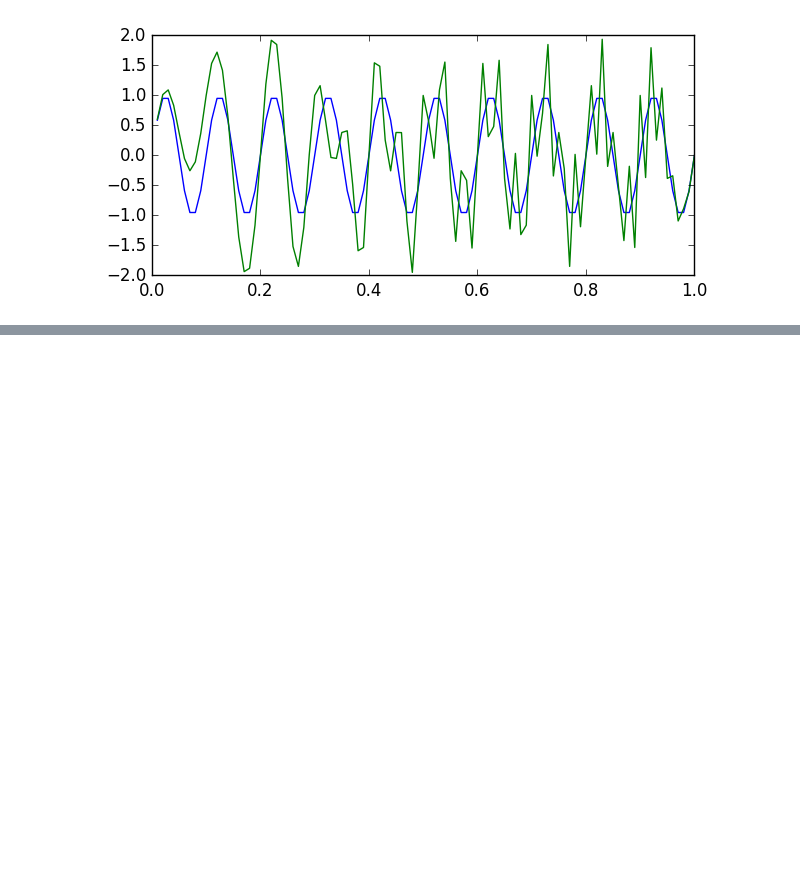
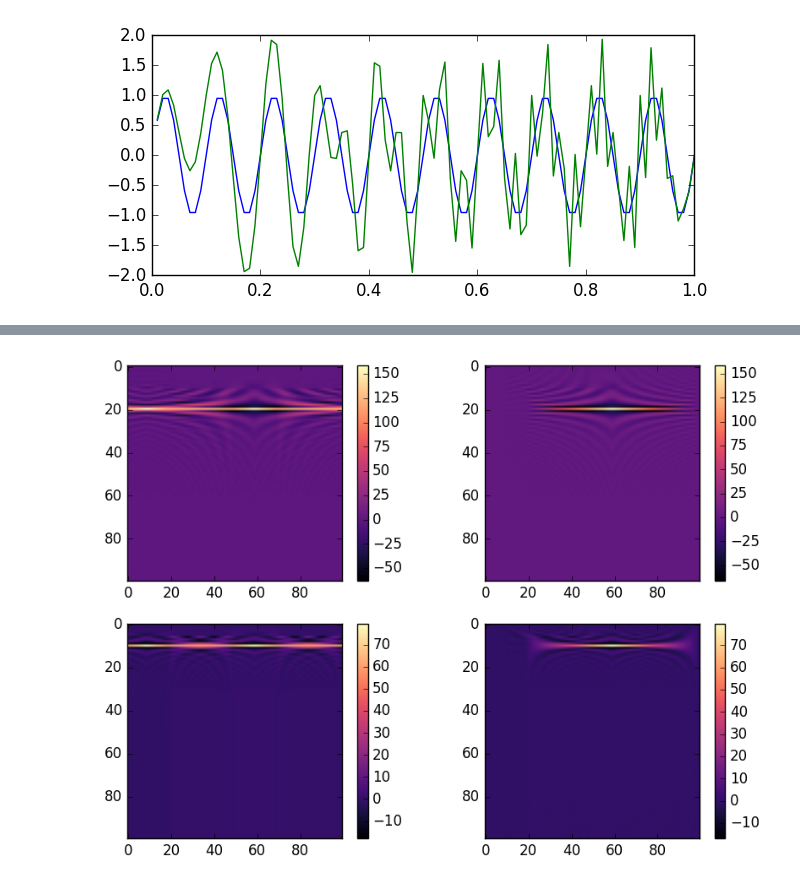
Before and after one commit to zzar43/MATH_600, a Jupyter notebook: WVD.ipynb, the cells around one changed output, grey strips where cells are left out. Saved outputs shown, nothing was run; the diff lists cells and outputs as text; code cells hidden in the pictures; blank space fills up the shorter version.

```diff
--- a/WVD.ipynb
+++ b/WVD.ipynb
@@ -131,0 +205,19 @@ colorbar();
+# %%
+fig = plt.figure("pyplot_subplot",figsize=(10,7));
+plt.subplot(221);
+plt.imshow(W3_1, cmap=ColorMap("magma"));
+colorbar();
+# ------------------------------
+plt.subplot(222);
+plt.imshow(W3_2, cmap=ColorMap("magma"));
+colorbar();
+# ------------------------------
+plt.subplot(223);
+plt.imshow(W3_3, cmap=ColorMap("magma"));
+colorbar();
+# ------------------------------
+plt.subplot(224);
+plt.imshow(W3_4, cmap=ColorMap("magma"));
+colorbar();
+# %% [output]
+[figure, added]
```
Also changed, not shown: parts of 22 cells of this notebook.
